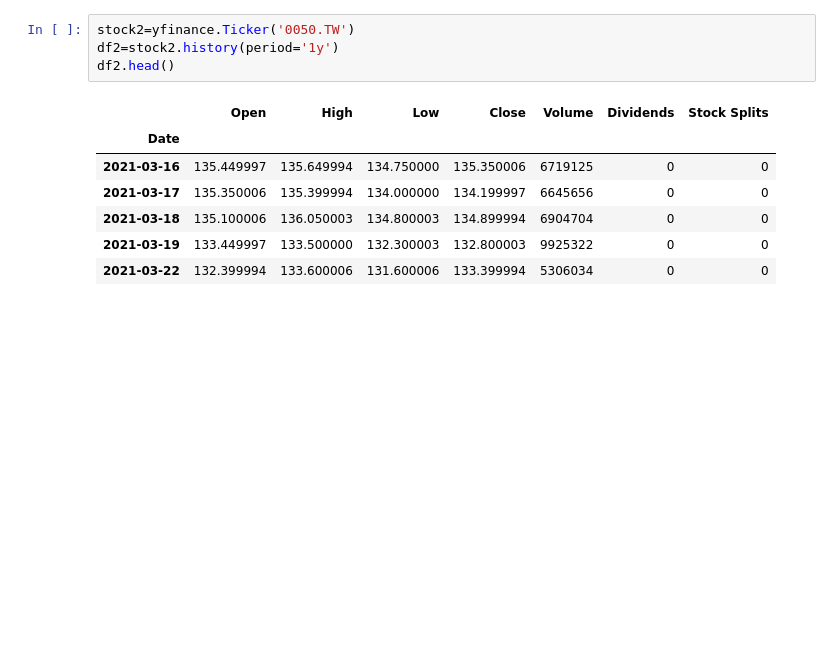
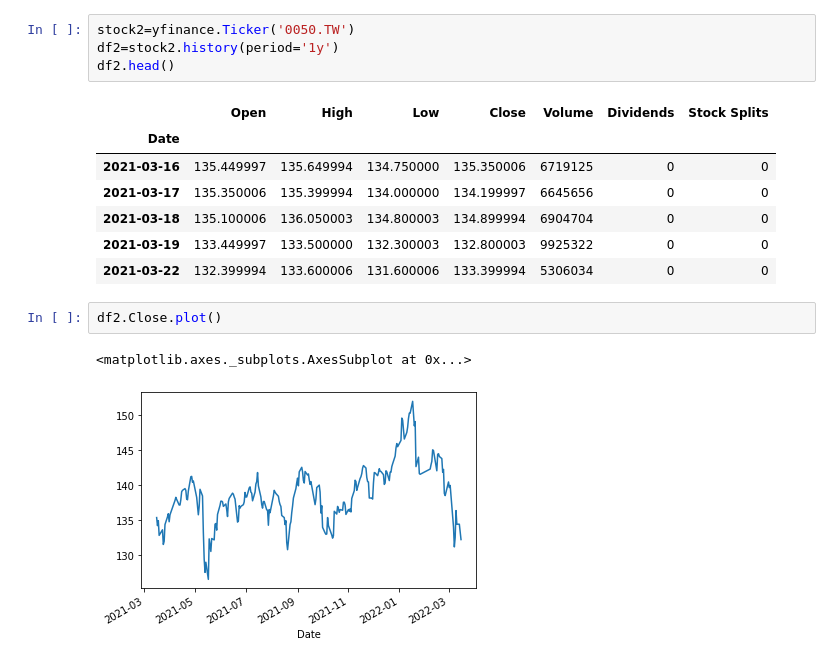
Before and after one commit to tewei0328/teach-visulization, a Jupyter notebook: viz1_datareader_yfinance.ipynb, the cells around one changed output. Drawn from its saved outputs; the diff is of its cells as text; blank space fills up the shorter version.

```diff
--- a/viz1_datareader_yfinance.ipynb
+++ b/viz1_datareader_yfinance.ipynb
@@ -45,3 +50,8 @@ df2.head()
 | 2021-03-18 | 135.100006 | 136.050003 | 134.800003 | 134.899994 | 6904704 | 0 | 0 |
 | 2021-03-19 | 133.449997 | 133.500000 | 132.300003 | 132.800003 | 9925322 | 0 | 0 |
 | 2021-03-22 | 132.399994 | 133.600006 | 131.600006 | 133.399994 | 5306034 | 0 | 0 |
+# %%
+df2.Close.plot()
+# %% [output]
+<matplotlib.axes._subplots.AxesSubplot at 0x...>
+[figure, added]
```
Also changed, not shown: parts of 1 cell of this notebook.
